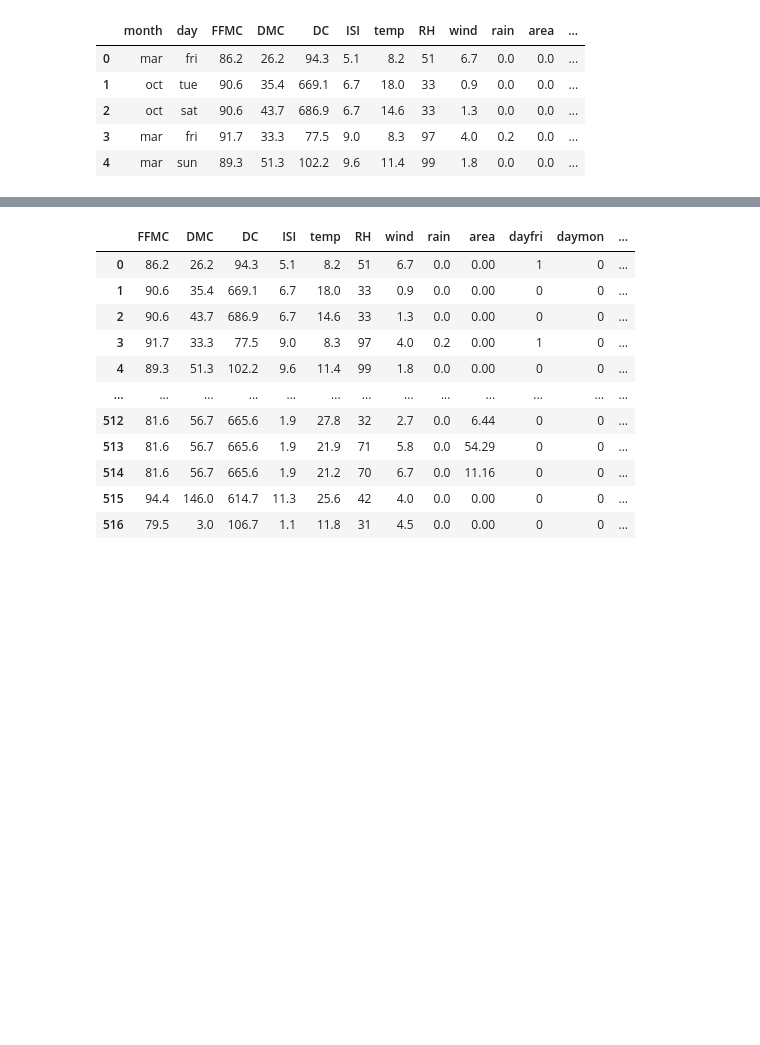
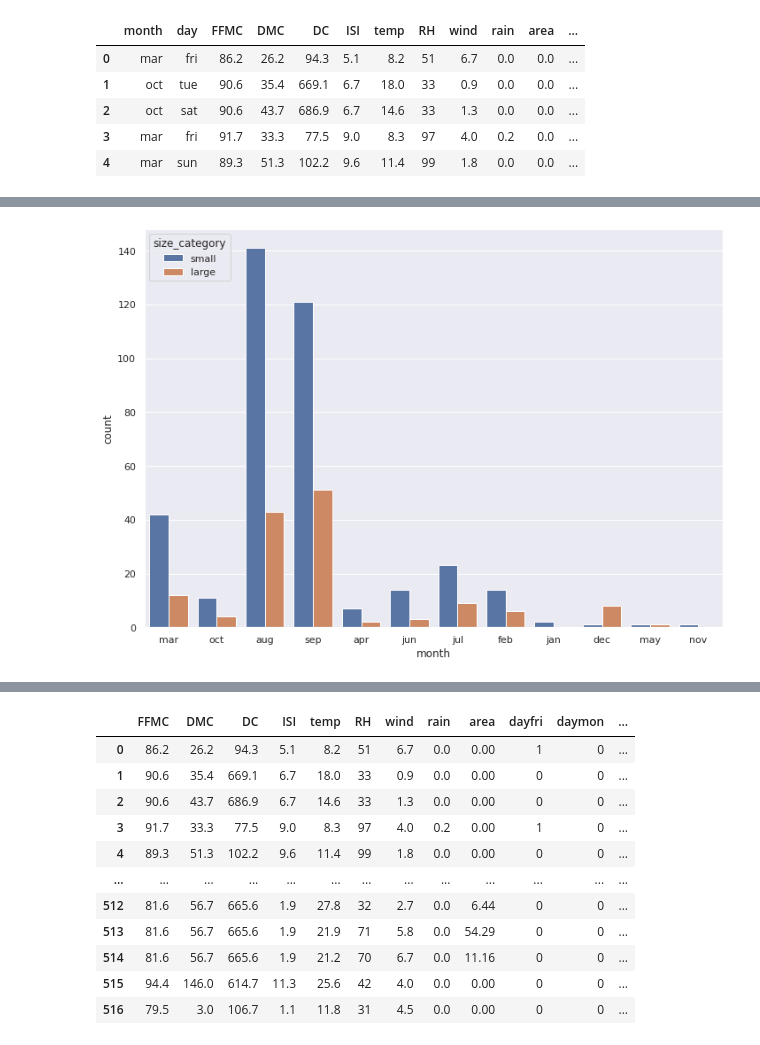
Before and after one commit to RiteshopShrivastava/Neural_Network, a Jupyter notebook: Assignment_NN_ForestFires.ipynb, the cells around one changed output, grey strips where cells are left out. Cells and saved outputs as stored; diff of their text form; code cells hidden in the pictures; blank space fills up the shorter version.

```diff
--- a/Assignment_NN_ForestFires.ipynb
+++ b/Assignment_NN_ForestFires.ipynb
@@ -23,0 +53,5 @@ data.head()
+# %%
+sns.set(rc={'figure.figsize':(11.7,8.27)})
+sns.countplot(x=data['month'],hue=data['size_category']);
+# %% [output]
+[figure, added]
```
Also changed, not shown: parts of 18 cells of this notebook.
